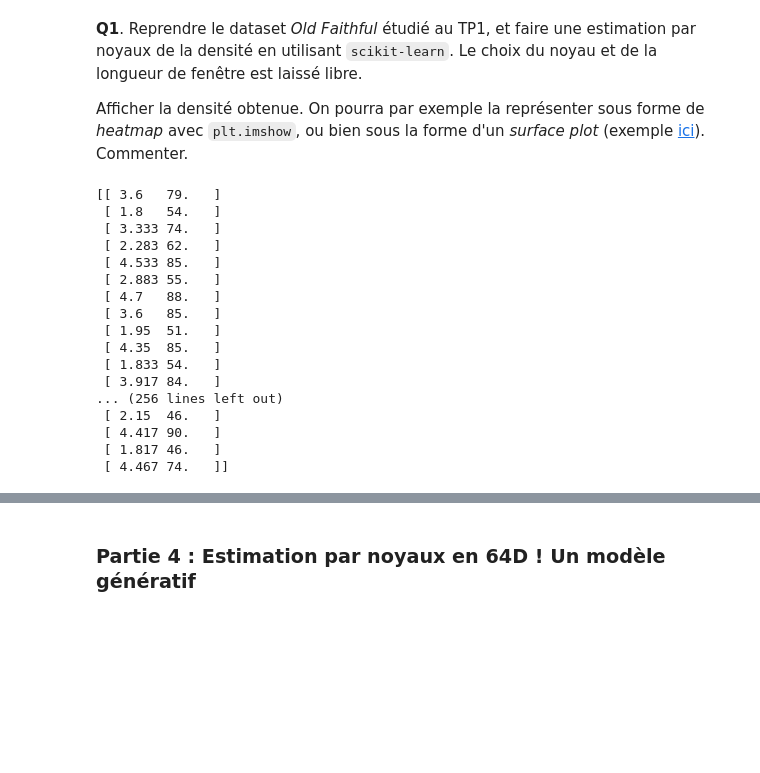
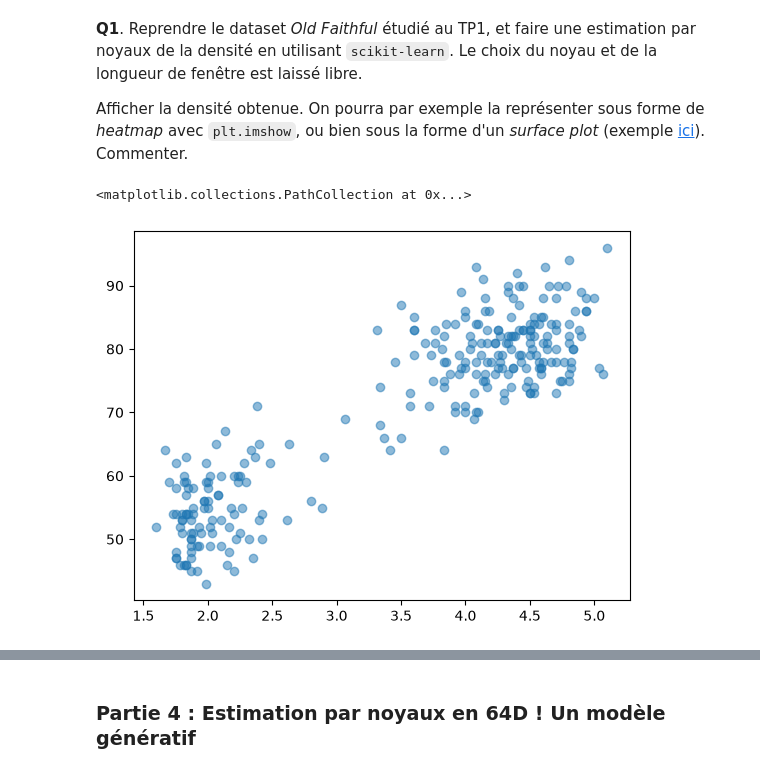
Before and after one commit to alxndrTL/python_sdia, a Jupyter notebook: Labs_Stats/tp2/tp2_FERNANDES_TORRES.ipynb, the cells around one changed output, grey strips where cells are left out. Saved outputs shown, nothing was run; the diff lists cells and outputs as text; code cells hidden in the pictures; blank space fills up the shorter version.

```diff
--- a/Labs_Stats/tp2/tp2_FERNANDES_TORRES.ipynb
+++ b/Labs_Stats/tp2/tp2_FERNANDES_TORRES.ipynb
@@ -289,37 +290,11 @@ Afficher la densité obtenue. On pourra par exemple la représenter sous forme d
 # %%
 # Load the "Old Faithful" dataset from the Seaborn library
 
 import seaborn
 df = seaborn.load_dataset('geyser')
-X = df[['duration', 'waiting']].values
+X_geyser = df[['duration', 'waiting']].values # (272, 2)
 
-# Use scikit-learn to estimate the density
-
-# # # # # # # # #
-# YOUR CODE HERE #
-# # # # # # # # #
-
-
-# Represent the density
-
-# # # # # # # # #
-# YOUR CODE HERE #
-# # # # # # # # #
+plt.scatter(X_geyser[:, 0], X_geyser[:, 1], alpha=0.5)
 # %% [output]
-[[ 3.6   79.   ]
- [ 1.8   54.   ]
- [ 3.333 74.   ]
- [ 2.283 62.   ]
- [ 4.533 85.   ]
- [ 2.883 55.   ]
- [ 4.7   88.   ]
- [ 3.6   85.   ]
- [ 1.95  51.   ]
- [ 4.35  85.   ]
- [ 1.833 54.   ]
- [ 3.917 84.   ]
-... (256 lines left out)
- [ 2.15  46.   ]
- [ 4.417 90.   ]
- [ 1.817 46.   ]
- [ 4.467 74.   ]]
+<matplotlib.collections.PathCollection at 0x...>
+[figure, added]
```
Also changed, not shown: parts of 5 cells of this notebook, 1 other file.
